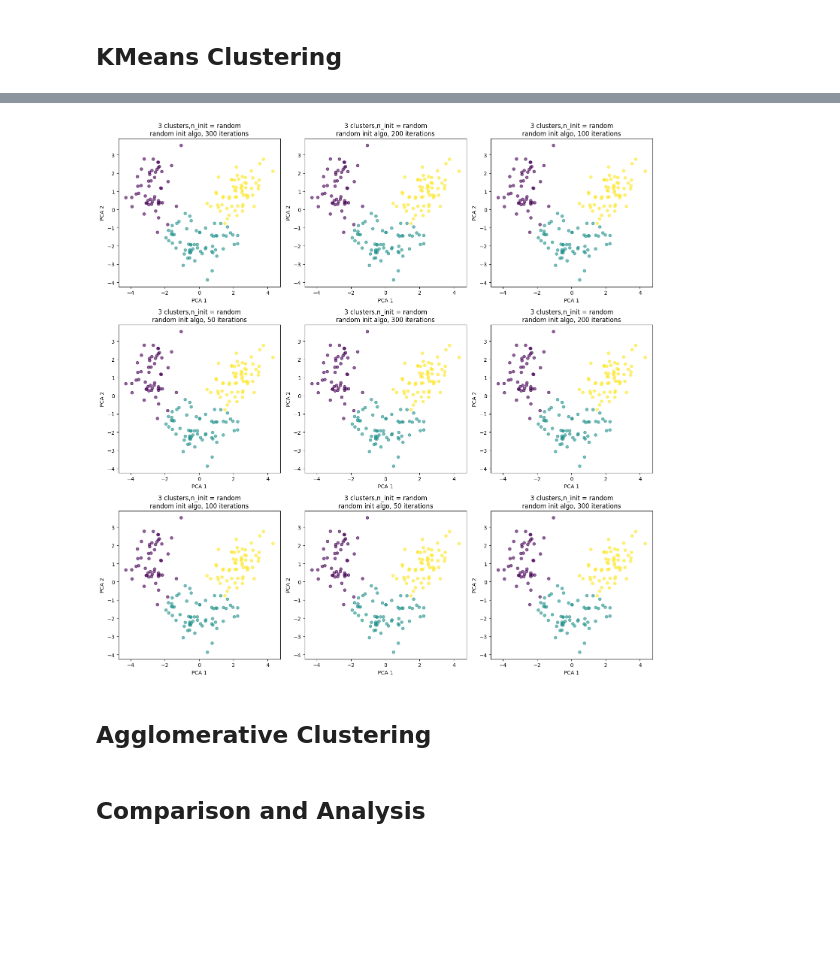
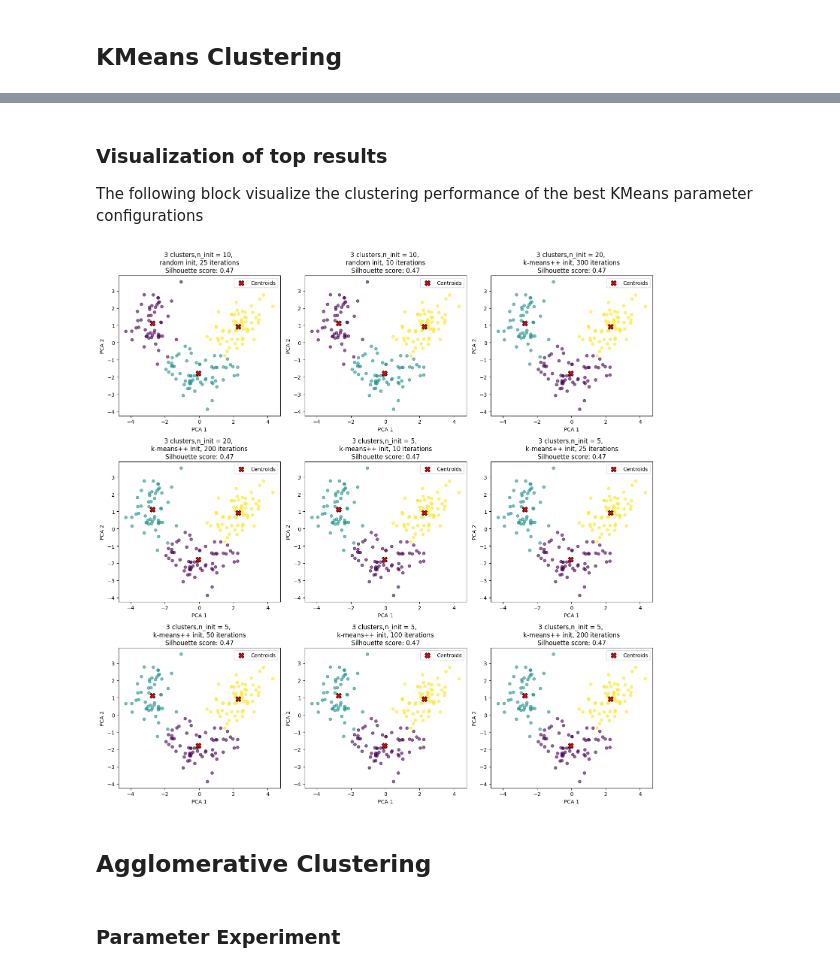
Before and after one commit to MinhNguyen2000/TME_6015, a Jupyter notebook: Assignment_3/TME6015_Assignment3.ipynb, the cells around one changed output, grey strips where cells are left out. Saved outputs shown, nothing was run; the diff lists cells and outputs as text; code cells hidden in the pictures; blank space fills up the shorter version.

Commit message:
updated assignment 3 with agglomerative clustering

```diff
--- a/Assignment_3/TME6015_Assignment3.ipynb
+++ b/Assignment_3/TME6015_Assignment3.ipynb
@@ -126,13 +155,13 @@ for n_clusters in param_grid['n_clusters']:
                 })
 # %%
 # Convert the results to a DataFrame for easy analysis
-results_df = pd.DataFrame(results)
+results_kmeans_df = pd.DataFrame(results_kmeans)
 
 # Print out the top results with the highest silhouette score
 num_top_results = 9
-top_results = results_df.sort_values(by='silhouette_score', ascending=False).head(num_top_results)
+top_results_kmeans = results_kmeans_df.sort_values(by='silhouette_score', ascending=False).head(num_top_results)
 
 print(f"The silhouette score of the top {num_top_results} results")
-top_results
+top_results_kmeans
 # %% [output]
 The silhouette score of the top 9 results
@@ -149,60 +298,67 @@ The silhouette score of the top 9 results
+# %% [markdown]
+### Visualization of top results
+
+The following block visualize the clustering performance of the best KMeans parameter configurations
 # %%
 import matplotlib.pyplot as plt
 from sklearn.decomposition import PCA
 from sklearn.manifold import TSNE
 from sklearn.cluster import KMeans
-from sklearn.preprocessing import StandardScaler
-from sklearn.datasets import load_wine
-import pandas as pd
-
-# Load the dataset
-data, labels = load_wine(return_X_y=True)
-data = StandardScaler().fit_transform(data)  # Normalize the data (Z-score)
 
 # Set up a plotting grid
-num_rows = 3; num_cols = int(num_top_results / num_rows)
+num_rows = 3
+num_cols = int(num_top_results / num_rows) + (num_top_results % num_rows > 0)
 fig, axes = plt.subplots(num_rows, num_cols, figsize=(15, 15))
 
-# For each of the top 5 combinations, perform KMeans and visualize
-for i, param_set in enumerate(top_results.itertuples()):
-    row = i // 3
-    col = i % 3
+# For each of the top combinations, perform KMeans and visualize
+for i, param_set in enumerate(top_results_kmeans.itertuples()):
+    row = i // num_cols
+    col = i % num_cols
+
     # Extract the parameters for the KMeans model
     kmeans = KMeans(
         n_clusters=param_set.n_clusters,
         init=param_set.init,
         n_init=param_set.n_init,
         max_iter=param_set.max_iter,
         random_state=42
     )
 
     # Fit the KMeans model
-    kmeans.fit(data)
+    kmeans.fit(feature_df_normalized)
 
-    # Reduce the dimensions of the data to 2D using PCA or t-SNE
-    # You can choose either PCA or t-SNE, depending on your preference
+    # Reduce the dimensions of the data to 2D using PCA
     pca = PCA(n_components=2)
-    reduced_data = pca.fit_transform(data)
+    reduced_data = pca.fit_transform(feature_df_normalized)
 
-    # Alternatively, use t-SNE for a more flexible, non-linear approach:
-    # tsne = TSNE(n_components=2, random_state=42)
-    # reduced_data = tsne.fit_transform(data)\
+    # Transform the cluster centers to 2D space using the same PCA object
+    centroid_df = pd.DataFrame(kmeans.cluster_centers_, columns=feature_names)
+    reduced_centroids = pca.transform(centroid_df)
 
     # Plot the clusters
-    axes[row,col].scatter(reduced_data[:, 0], reduced_data[:, 1], c=kmeans.labels_, cmap='viridis', s=30, alpha=0.6)
-    axes[row,col].set_title(f"{param_set.n_clusters} clusters,"
-                      f"n_init = {param_set.init}\n"
-                      f"{param_set.init} init algo, "
-                      f"{param_set.max_iter} iterations")
-    axes[row,col].set_xlabel('PCA 1')
-    axes[row,col].set_ylabel('PCA 2')
+    scatter = axes[row, col].scatter(
+        reduced_data[:, 0], reduced_data[:, 1], c=kmeans.labels_, cmap='viridis', s=30, alpha=0.6
+    )
 
-# Show the plot
+    # Plot the centroids in reduced space
+    axes[row, col].scatter(reduced_centroids[:, 0], reduced_centroids[:, 1], marker='X', color='red', s=100, edgecolor = 'black', label='Centroids')
+
+    axes[row, col].set_title(
+        f"{param_set.n_clusters} clusters, "
+        f"n_init = {param_set.n_init}, \n"
+        f"{param_set.init} init, {param_set.max_iter} iterations\n"
+        f"Silhouette score: {param_set.silhouette_score:.2f}"
+    )
+    axes[row, col].set_xlabel('PCA 1')
+    axes[row, col].set_ylabel('PCA 2')
+    axes[row, col].legend()
+
+# Adjust layout and show the plot
 plt.tight_layout()
 plt.show()
 # %% [output]
-[figure, old version]
+[figure, new version]
 # %% [markdown]
 ## Agglomerative Clustering
-# %% [markdown]
-## Comparison and Analysis
+# %% [markdown]
+### Parameter Experiment
```
Also changed, not shown: parts of 25 cells of this notebook, 2 other files.
